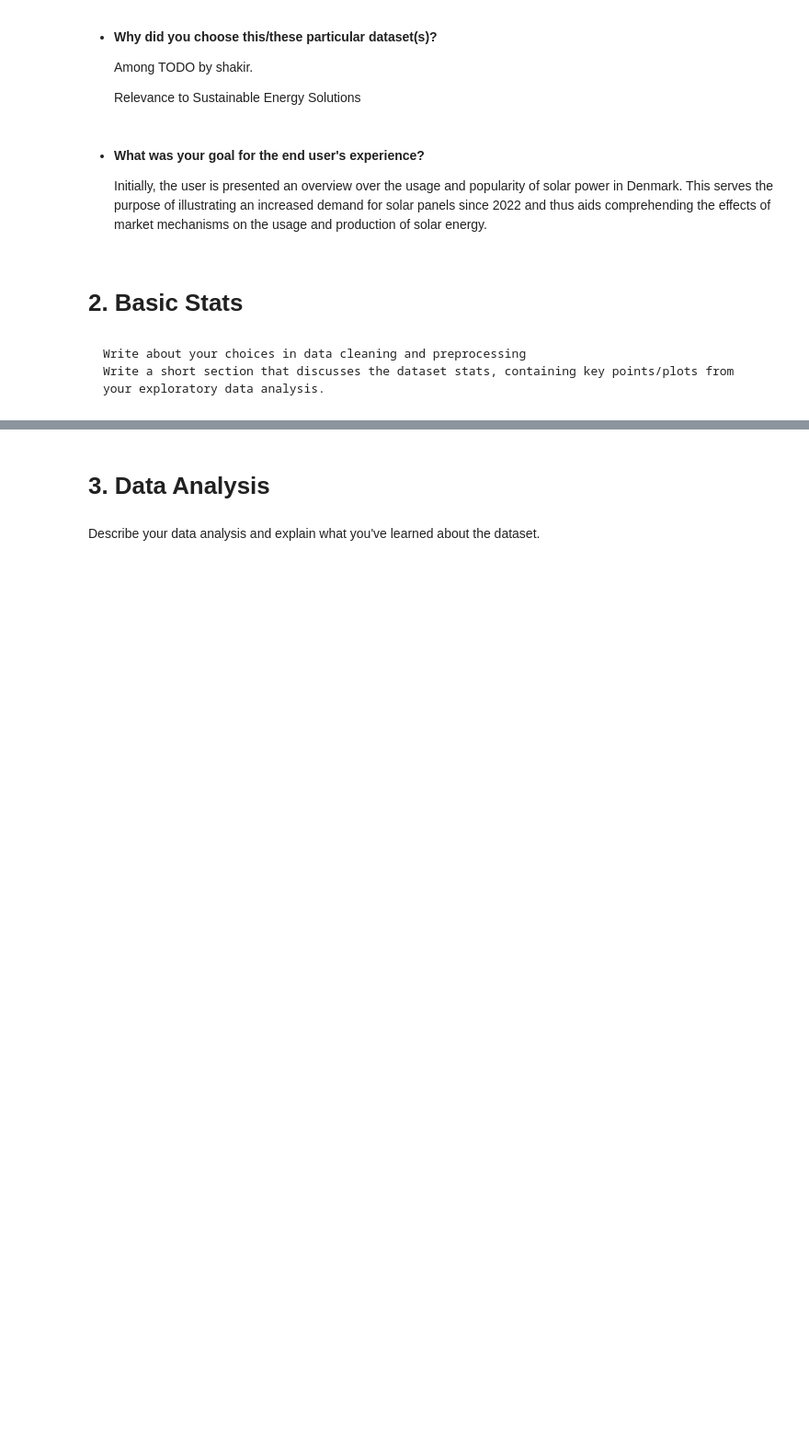
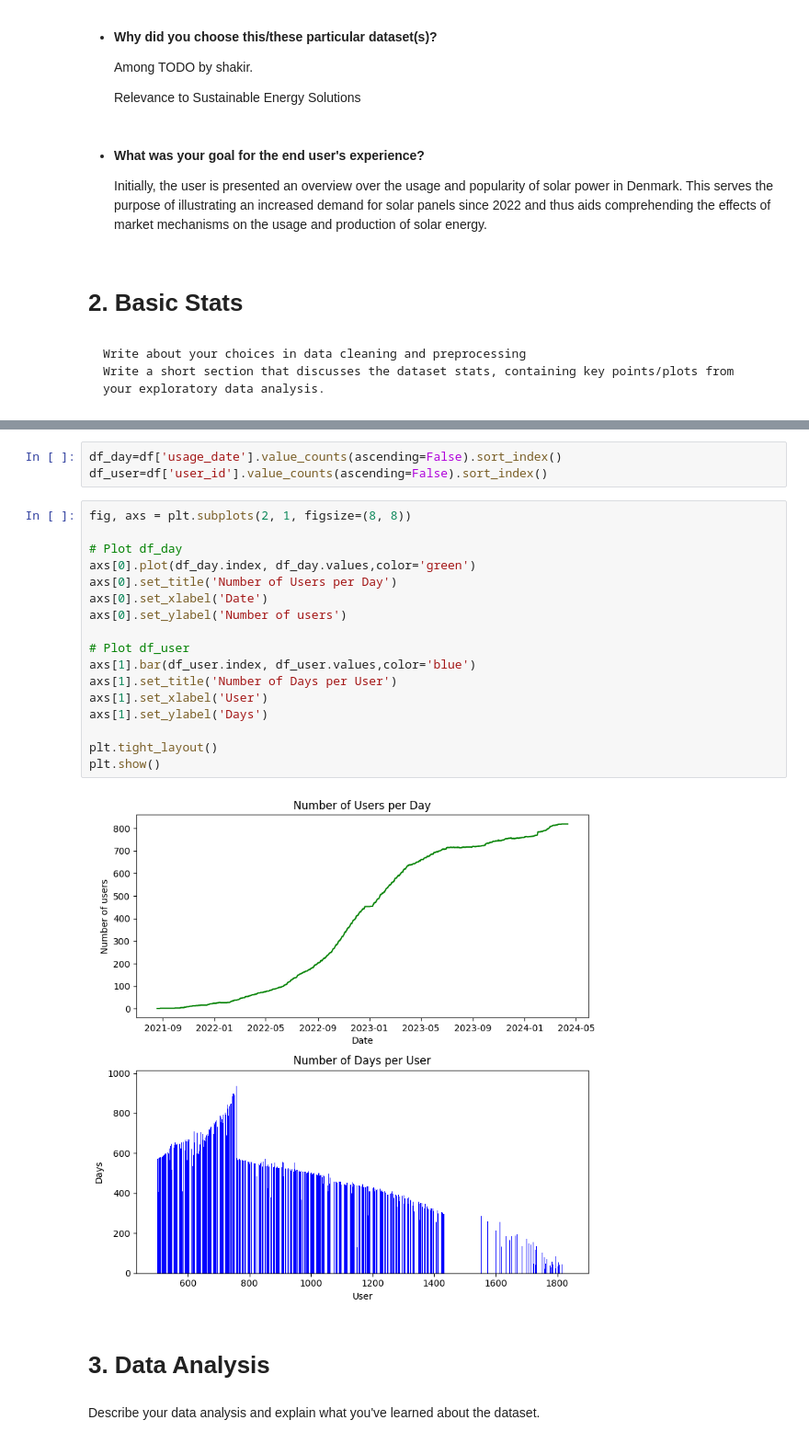
Before and after one commit to shakirmshaker/SocialDataGroup4, a Jupyter notebook: final/explainer.ipynb, the cells around one changed output, grey strips where cells are left out. Shown at 92% size. Drawn from its saved outputs; the diff is of its cells as text; blank space fills up the shorter version.

```diff
--- a/final/explainer.ipynb
+++ b/final/explainer.ipynb
@@ -85,3 +85,25 @@ dtype: object
+# %%
+df_day=df['usage_date'].value_counts(ascending=False).sort_index()
+df_user=df['user_id'].value_counts(ascending=False).sort_index()
+# %%
+fig, axs = plt.subplots(2, 1, figsize=(8, 8))
+
+# Plot df_day
+axs[0].plot(df_day.index, df_day.values,color='green')
+axs[0].set_title('Number of Users per Day')
+axs[0].set_xlabel('Date')
+axs[0].set_ylabel('Number of users')
+
+# Plot df_user
+axs[1].bar(df_user.index, df_user.values,color='blue')
+axs[1].set_title('Number of Days per User')
+axs[1].set_xlabel('User')
+axs[1].set_ylabel('Days')
+
+plt.tight_layout()
+plt.show()
+# %% [output]
+[figure, added]
 # %% [markdown]
 # 3. Data Analysis
 # %% [markdown]
```
Also changed, not shown: parts of 20 cells of this notebook.
